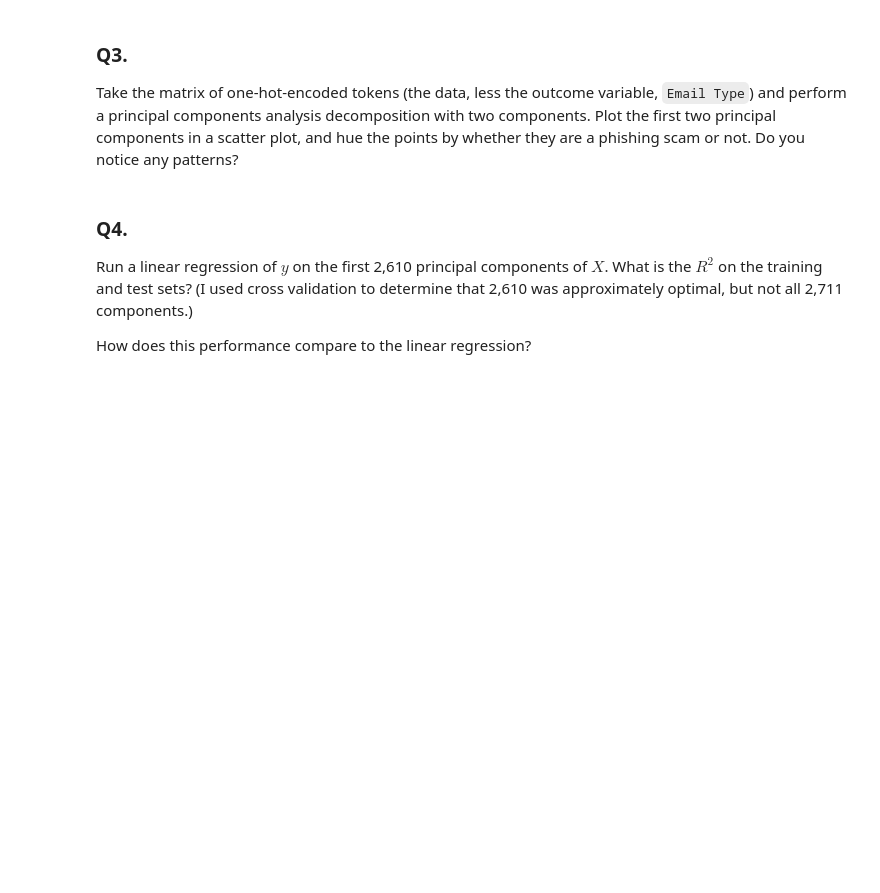
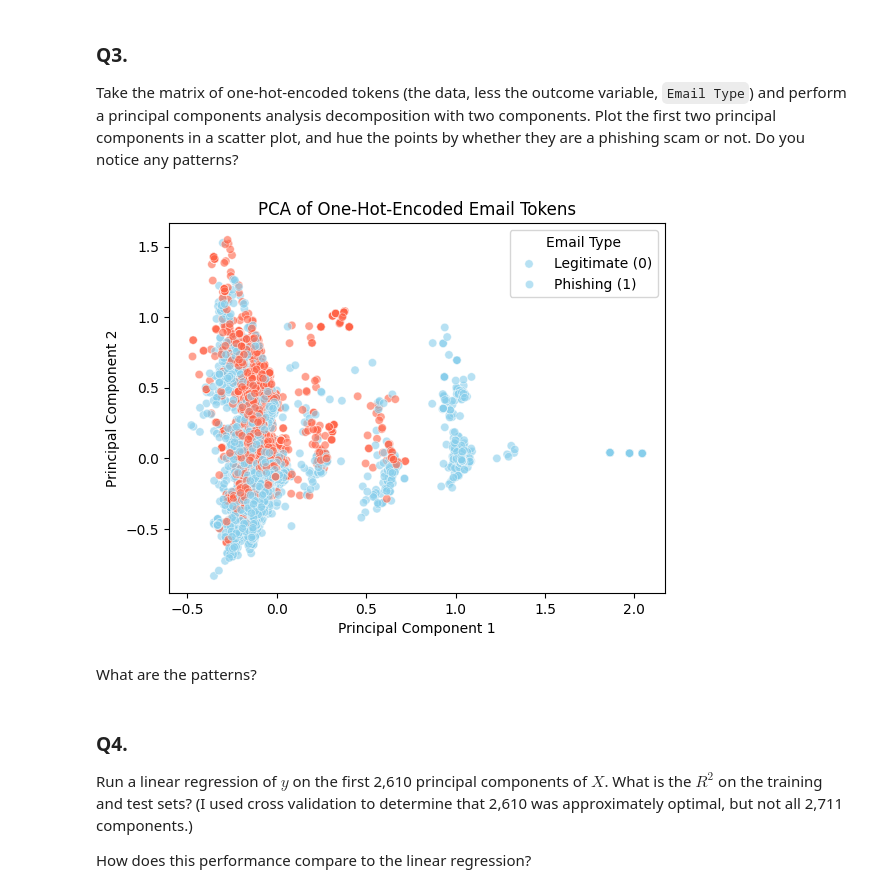
Before and after one commit to Harryshield14/pca_assignment, a Jupyter notebook: assignment.ipynb, the cells around one changed output. Saved outputs shown, nothing was run; the diff lists cells and outputs as text; code cells hidden in the pictures; blank space fills up the shorter version.

```diff
--- a/assignment.ipynb
+++ b/assignment.ipynb
@@ -113,6 +113,30 @@ print(top_coef.head(20))
 ### Q3.
 
 Take the matrix of one-hot-encoded tokens (the data, less the outcome variable, `Email Type`) and perform a principal components analysis decomposition with two components. Plot the first two principal components in a scatter plot, and hue the points by whether they are a phishing scam or not. Do you notice any patterns?
+# %%
+from sklearn.decomposition import PCA
+import matplotlib.pyplot as plt
+import seaborn as sns
+
+pca = PCA(n_components=2)
+X_pca = pca.fit_transform(X)
+
+pca_df = pd.DataFrame({
+    'PC1': X_pca[:, 0],
+    'PC2': X_pca[:, 1],
+    'Email Type': y
+})
+
+sns.scatterplot(data=pca_df, x='PC1', y='PC2', hue='Email Type', hue_order=[0,1], palette={0:'skyblue', 1:'tomato'}, alpha=0.6)
+plt.legend(title='Email Type', labels=['Legitimate (0)', 'Phishing (1)'])
+plt.title('PCA of One-Hot-Encoded Email Tokens')
+plt.xlabel('Principal Component 1')
+plt.ylabel('Principal Component 2')
+plt.show()
+# %% [output]
+[figure, added]
+# %% [markdown]
+What are the patterns?
 # %% [markdown]
 ### Q4.
 
```
Also changed, not shown: parts of 4 cells of this notebook.
